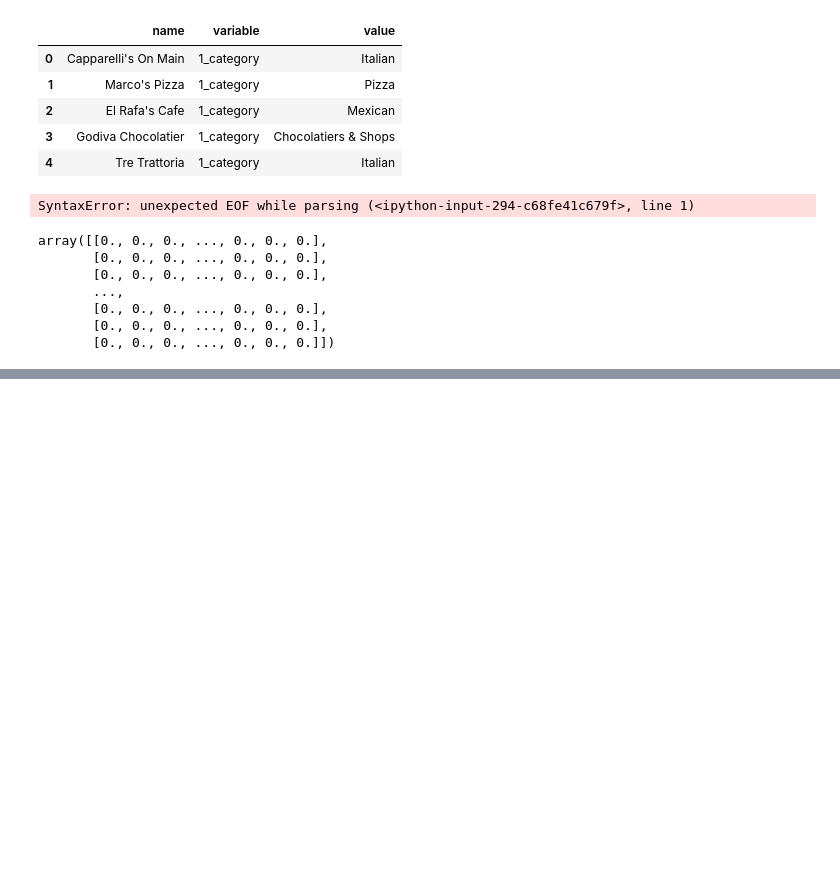
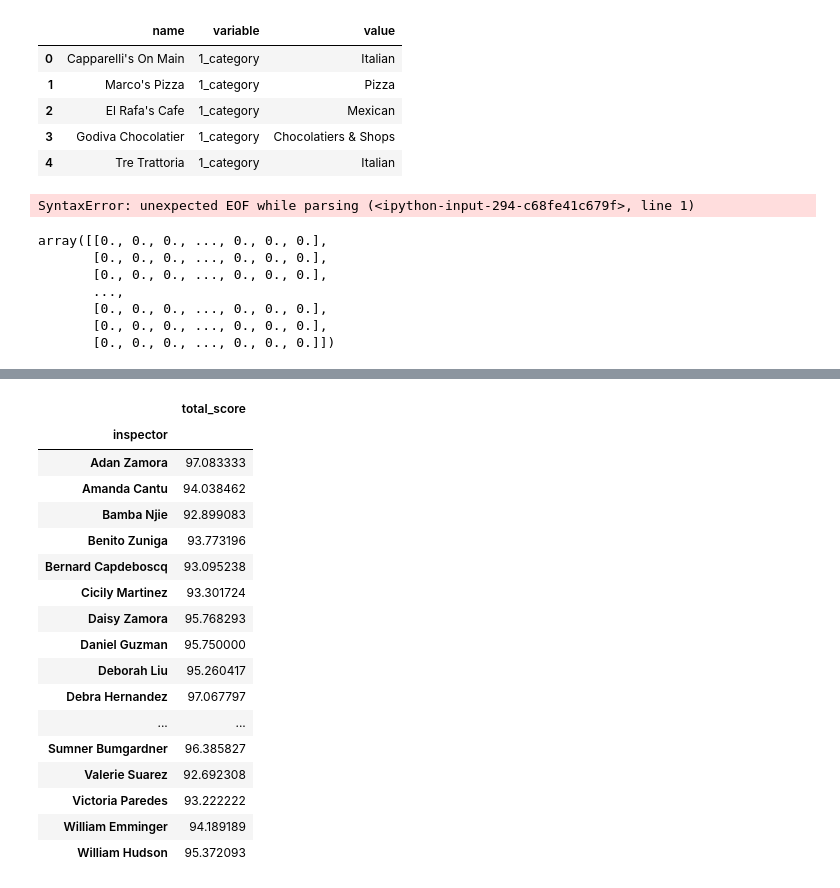
Before and after one commit to CodeBound-Annihilators/yelpproject, a Jupyter notebook: jeffs_category_ohe.ipynb, the cells around one changed output, grey strips where cells are left out. Saved outputs shown, nothing was run; the diff lists cells and outputs as text; code cells hidden in the pictures; blank space fills up the shorter version.

```diff
--- a/jeffs_category_ohe.ipynb
+++ b/jeffs_category_ohe.ipynb
@@ -592,0 +617,21 @@ plt.show()
+# %%
+merged[['inspector', 'total_score', 'name']].groupby('').mean()
+# %% [output]
+|  | total_score |
+| inspector |  |
+| Adan Zamora | 97.083333 |
+| Amanda Cantu | 94.038462 |
+| Bamba Njie | 92.899083 |
+| Benito Zuniga | 93.773196 |
+| Bernard Capdeboscq | 93.095238 |
+| Cicily Martinez | 93.301724 |
+| Daisy Zamora | 95.768293 |
+| Daniel Guzman | 95.750000 |
+| Deborah Liu | 95.260417 |
+| Debra Hernandez | 97.067797 |
+| ... | ... |
+| Sumner Bumgardner | 96.385827 |
+| Valerie Suarez | 92.692308 |
+| Victoria Paredes | 93.222222 |
+| William Emminger | 94.189189 |
+| William Hudson | 95.372093 |
```
Also changed, not shown: parts of 12 cells of this notebook.
